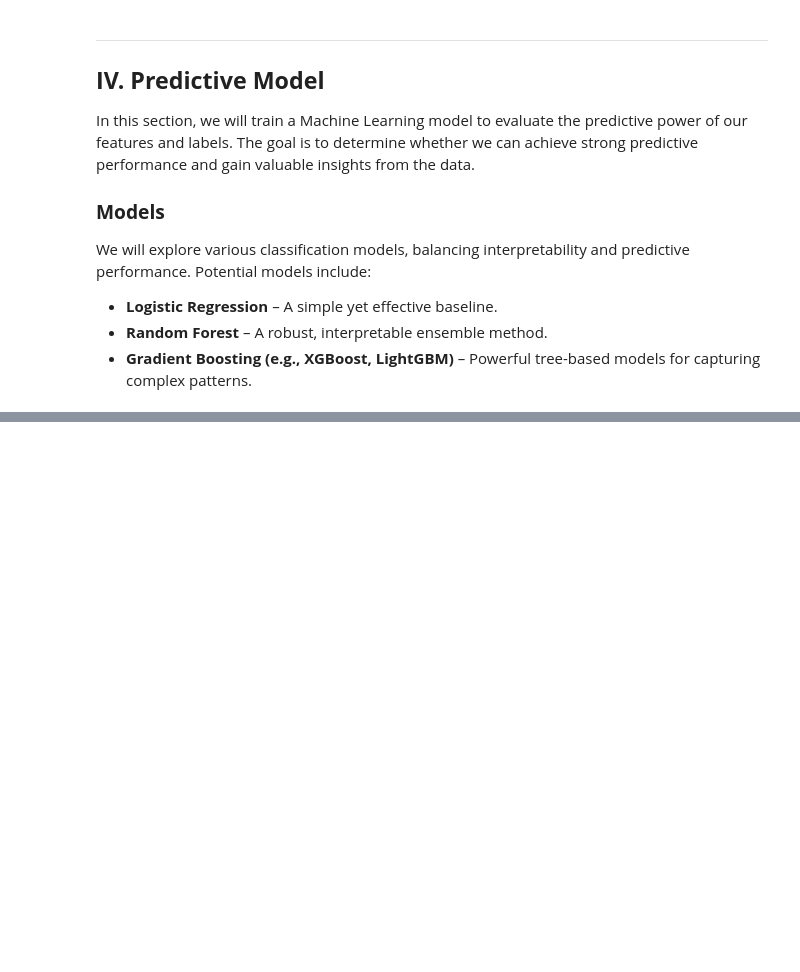
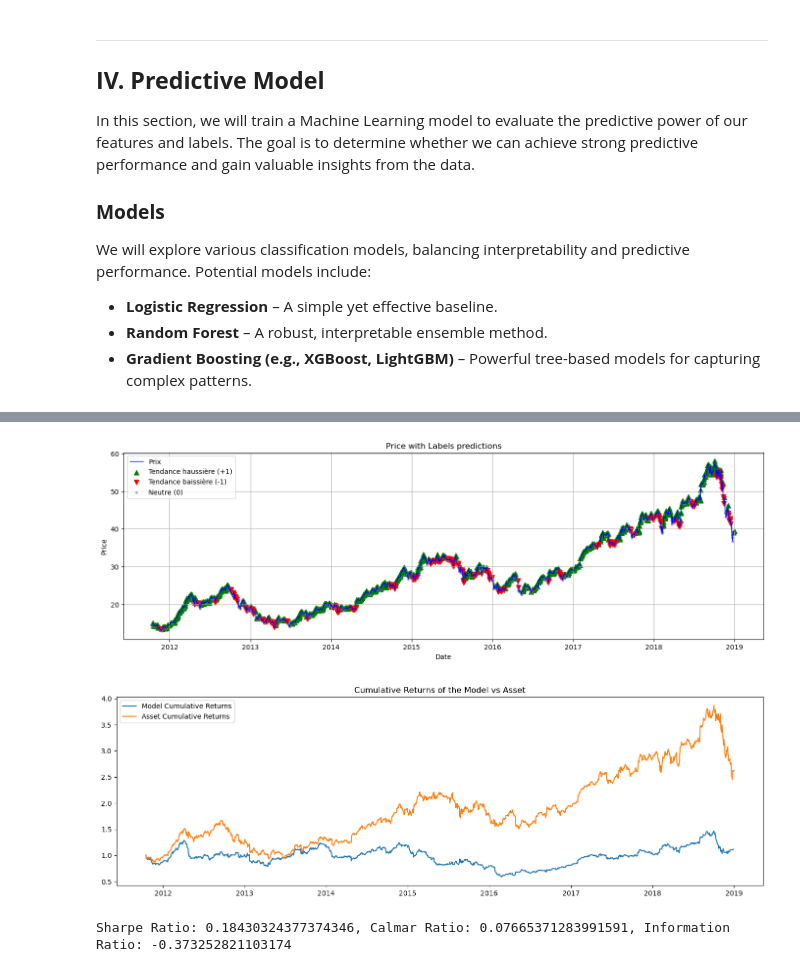
Before and after one commit to Cheval-Paresseux/ChevalParesseux-lib, a Jupyter notebook: notebooks/MachineLearning.ipynb, the cells around one changed output, grey strips where cells are left out. Saved outputs shown, nothing was run; the diff lists cells and outputs as text; code cells hidden in the pictures; blank space fills up the shorter version.

Commit message:
cumret

```diff
--- a/notebooks/MachineLearning.ipynb
+++ b/notebooks/MachineLearning.ipynb
@@ -151,6 +151,23 @@ for ticker, asset_df in training_data.items():
     df.loc[:, 'labels_lf'] = labels_df_lf['set_0']
 
     training_data[ticker] = df
+
+for ticker, asset_df in testing_data.items():
+    df = asset_df.copy()
+    close_series = df['close']
+
+    # Initialize the labellers with the parameters
+    tripleBarrier_labeller = lib.tripleBarrier_labeller(data=close_series, params=tripleBarrier_params, n_jobs=1)
+    lookForward_labeller = lib.lookForward_labeller(data=close_series, params=lookForward_params, n_jobs=1)
+
+    # Extract the labels, here we only use the first set of parameters for each labeller
+    labels_df_tb = tripleBarrier_labeller.extract()
+    labels_df_lf = lookForward_labeller.extract()
+
+    df.loc[:, 'labels_tb'] = labels_df_tb['set_0']
+    df.loc[:, 'labels_lf'] = labels_df_lf['set_0']
+
+    testing_data[ticker] = df
 # %%
 # III. Plot some labels to see the differences
 price_series = training_data['AAPL']['close'].loc['2010-01-01':'2012-06-01']
@@ -354,0 +359,25 @@ plot_tree(decision_tree.root, feature_names=X_train.columns.tolist())
+# %%
+predictions = decision_tree.predict(training_set['AAPL'].drop(['labels_tb', 'labels_lf'], axis=1))
+training_set['AAPL']['predictions'] = predictions
+training_data['AAPL'].loc[:, 'predictions'] = training_set['AAPL']['predictions']
+
+plotting_data = training_data['AAPL'].copy().dropna(axis=0)
+plotting_data['asset_returns'] = plotting_data['close'].pct_change()
+plotting_data['model_returns'] = plotting_data['predictions'] * plotting_data['asset_returns'].shift(-1)
+plotting_data['model_cumret'] = (1 + plotting_data['model_returns']).cumprod()
+plotting_data['asset_cumret'] = (1 + plotting_data['asset_returns']).cumprod()
+
+lib.plot_price_with_labels(plotting_data['close'], plotting_data['predictions'])
+plt.figure(figsize=(17, 5))
+plt.plot(plotting_data['model_cumret'], label='Model Cumulative Returns')
+plt.plot(plotting_data['asset_cumret'], label='Asset Cumulative Returns')
+plt.legend()
+plt.title('Cumulative Returns of the Model vs Asset')
+plt.show()
+
+performance_stats, _ = lib.get_performance_measures(returns_series=plotting_data['model_returns'], market_returns=plotting_data['asset_returns'])
+print(f'Sharpe Ratio: {performance_stats["sharpe_ratio"]}, Calmar Ratio: {performance_stats["calmar_ratio"]}, Information Ratio: {performance_stats["information_ratio"]}')
+# %% [output]
+[figure, added]
+[figure, added]
+Sharpe Ratio: 0.18430324377374346, Calmar Ratio: 0.07665371283991591, Information Ratio: -0.373252821103174
```
Also changed, not shown: parts of 8 cells of this notebook, 5 other files.
